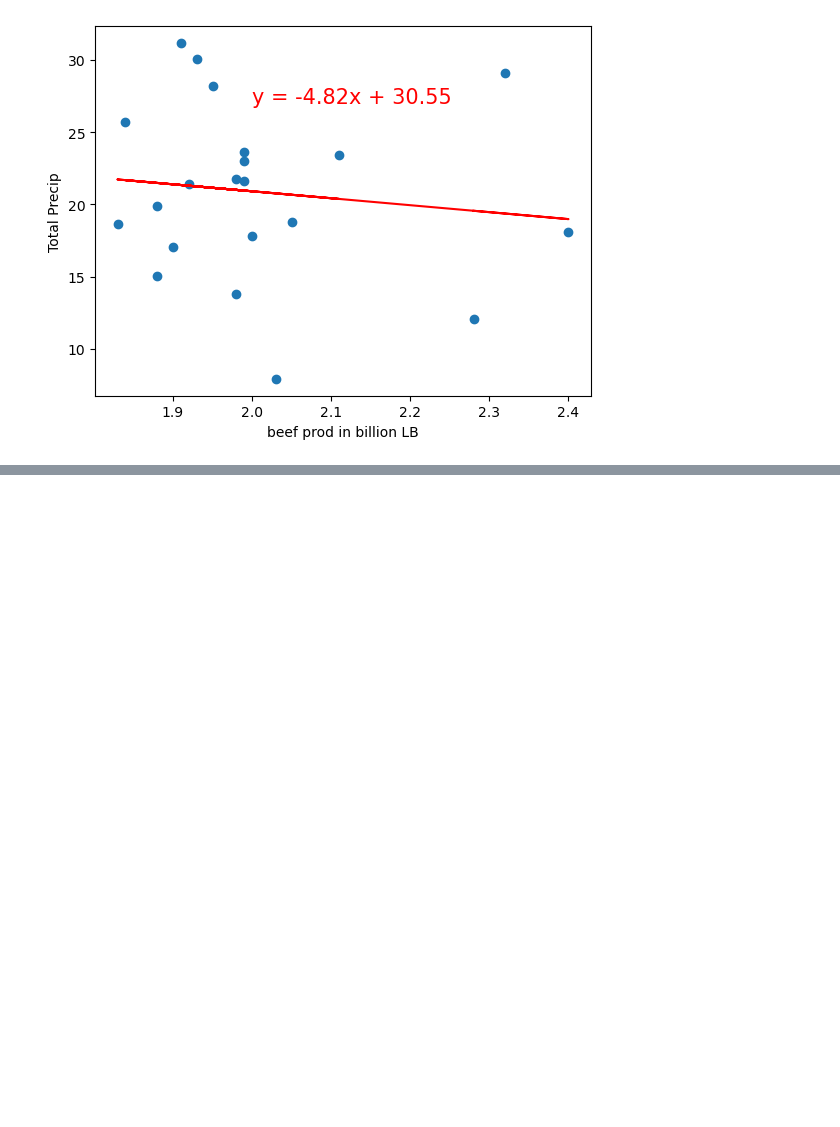
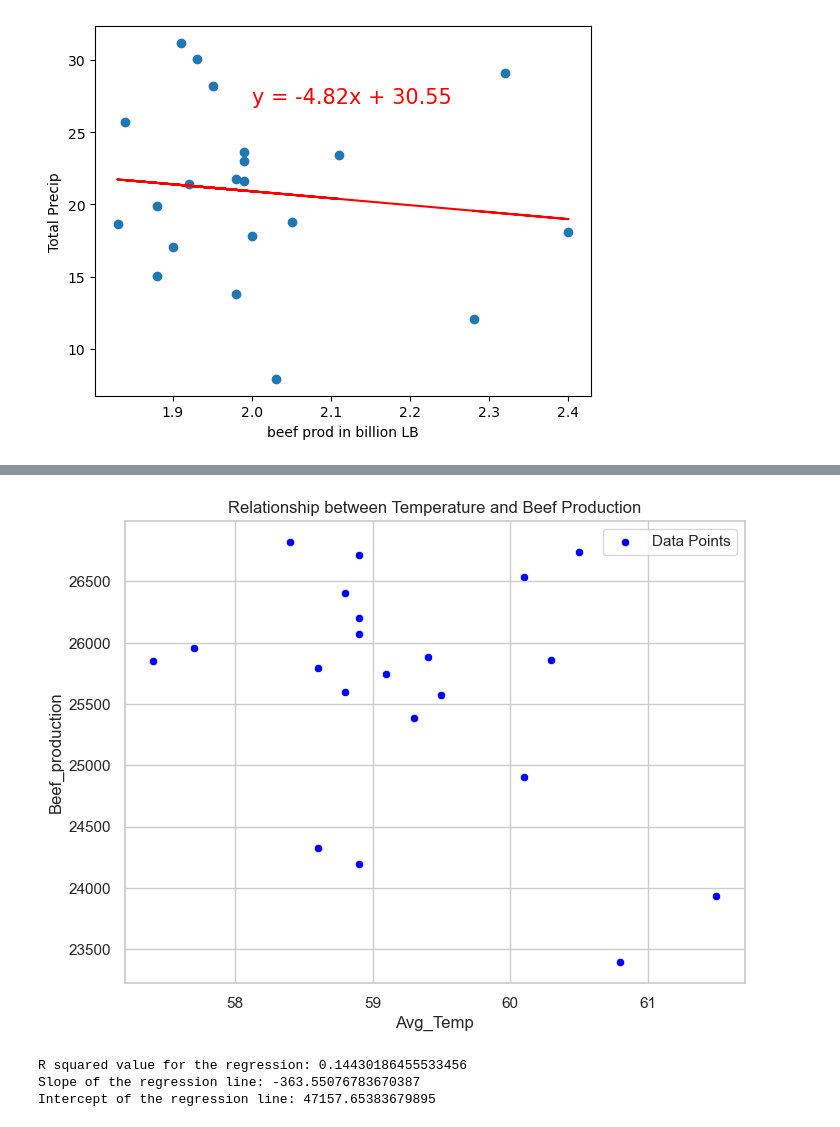
Before and after one commit to LeftCoastNerdGirl/Group-5-Project, a Jupyter notebook: Starter Code.ipynb, the cells around one changed output, grey strips where cells are left out. Cells and saved outputs as stored; diff of their text form; code cells hidden in the pictures; blank space fills up the shorter version.

```diff
--- a/Starter Code.ipynb
+++ b/Starter Code.ipynb
@@ -70,0 +137,24 @@ rvalue:-0.12
+# %%
+sns.set(style="whitegrid")
+plt.figure(figsize=(8,6))
+sns.scatterplot(x="Avg_Temp", y = "Beef_production", data=data, color="Blue", label='Data Points')
+plt.title('Relationship between Temperature and Beef Production')
+plt.legend()
+
+plt.show()
+# %% [output]
+[figure, added]
+# %%
+model = LinearRegression()
+model.fit(data[['Avg_Temp']], data['Beef_production'])
+slope = model.coef_[0]
+intercept = model.intercept_
+r_squared = model.score(data[['Avg_Temp']], data['Beef_production'])
+
+print(f"R squared value for the regression: {r_squared}")
+print(f"Slope of the regression line: {slope}")
+print(f"Intercept of the regression line: {intercept}")
+# %% [output]
+R squared value for the regression: 0.14430186455533456
+Slope of the regression line: -363.55076783670387
+Intercept of the regression line: 47157.65383679895
```
Also changed, not shown: parts of 8 cells of this notebook.
